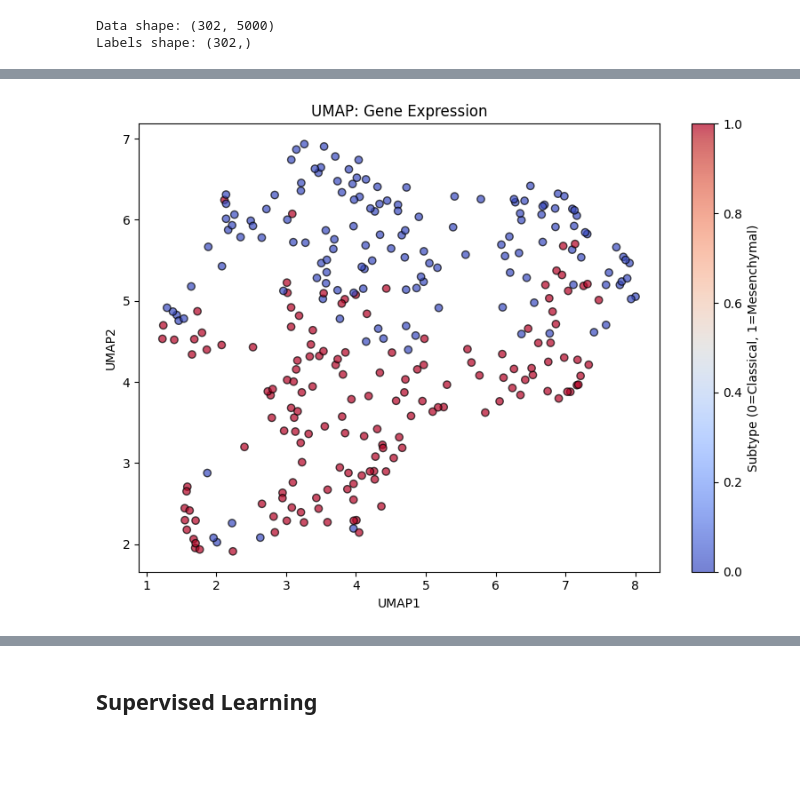
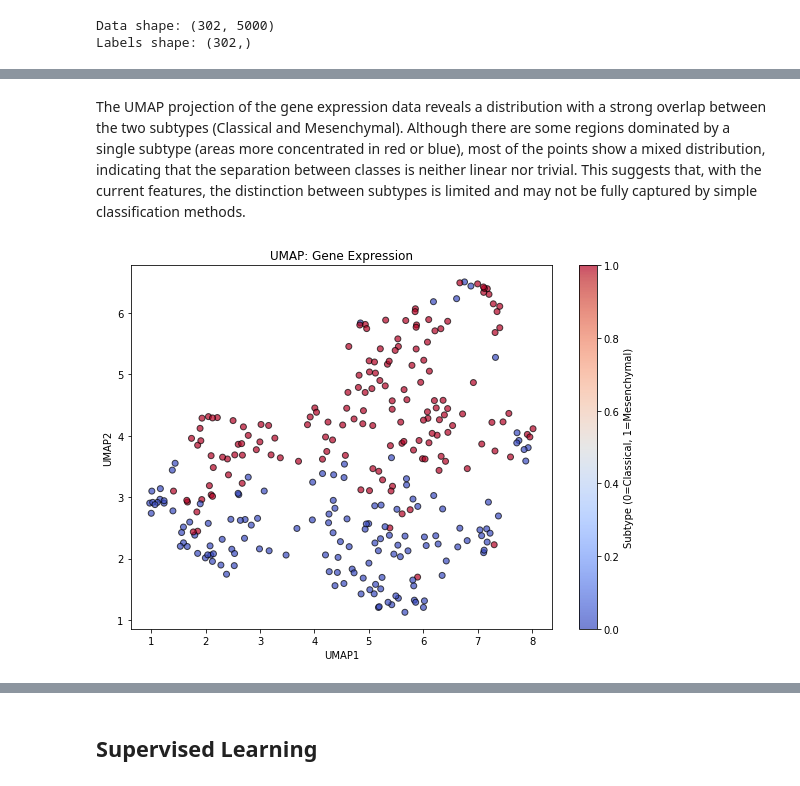
Before and after one commit to MatheusBissacot/GBM-Subtype-Classification, a Jupyter notebook: gbm.ipynb, the cells around one changed output, grey strips where cells are left out. Drawn from its saved outputs; the diff is of its cells as text; code cells hidden in the pictures; blank space fills up the shorter version.

```diff
--- a/gbm.ipynb
+++ b/gbm.ipynb
@@ -53,0 +79,19 @@ plt.show()
+# %%
+# Fit PCA on the scaled data
+pca_full = PCA().fit(X_scaled)
+
+# Calculate cumulative explained variance
+explained = np.cumsum(pca_full.explained_variance_ratio_)
+
+# Plot the cumulative explained variance
+plt.plot(explained)
+plt.axhline(y=0.9, color='r', linestyle='--')  # Line indicating 90% threshold
+plt.xlabel("Number of components")
+plt.ylabel("Cumulative explained variance")
+plt.title("Explained Variance by PCA")
+plt.grid(True)
+plt.show()
+
+# Find the number of components that explain at least 90% of the variance
+n_components_90 = np.argmax(explained >= 0.90) + 1
+print(f"Number of components for 90% of variance: {n_components_90}")
@@ -54 +107,4 @@ plt.show()
+# %%
+pca = PCA(n_components=n_components_90)
+X_pca_90 = pca.fit_transform(X_scaled)
 # %% [markdown]
@@ -56,14 +126,16 @@ plt.show()
+# %% [markdown]
+The UMAP projection of the gene expression data reveals a distribution with a strong overlap between the two subtypes (Classical and Mesenchymal). Although there are some regions dominated by a single subtype (areas more concentrated in red or blue), most of the points show a mixed distribution, indicating that the separation between classes is neither linear nor trivial. This suggests that, with the current features, the distinction between subtypes is limited and may not be fully captured by simple classification methods.
 # %%
 reducer = umap.UMAP(random_state=42)
-X_umap = reducer.fit_transform(X_scaled)
+X_umap = reducer.fit_transform(X_pca_90)
 
 plt.figure(figsize=(8, 6))
 plt.scatter(X_umap[:, 0], X_umap[:, 1], c=y, cmap='coolwarm', edgecolor='k', alpha=0.7)
 plt.xlabel("UMAP1")
 plt.ylabel("UMAP2")
 plt.title("UMAP: Gene Expression")
 plt.colorbar(label="Subtype (0=Classical, 1=Mesenchymal)")
 plt.tight_layout()
 plt.show()
 # %% [output]
-[figure, old version]
+[figure, new version]
```
Also changed, not shown: parts of 50 cells of this notebook.
